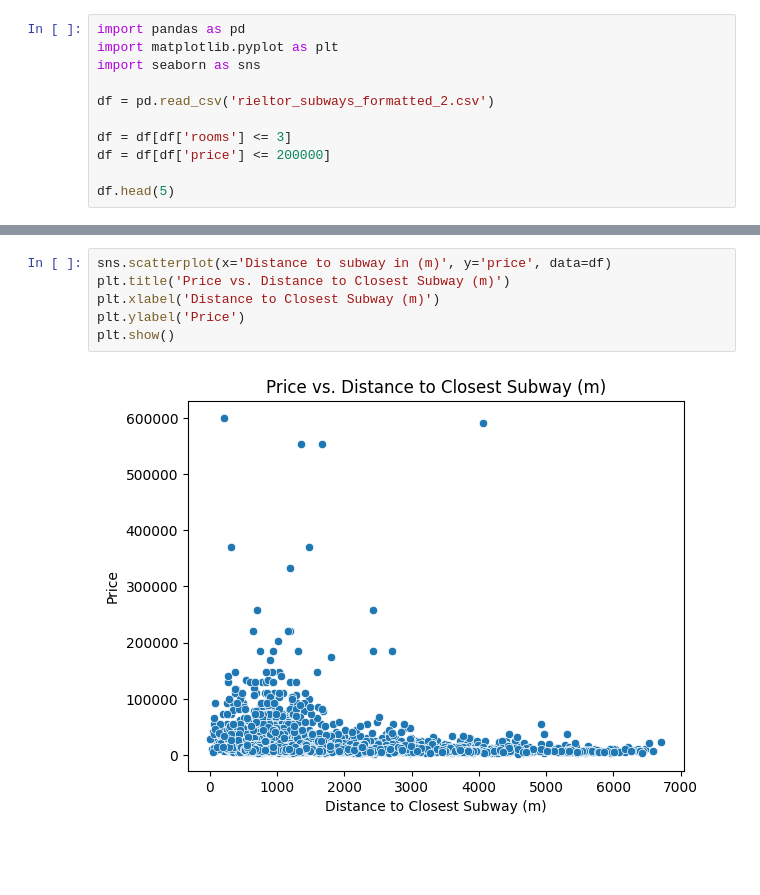
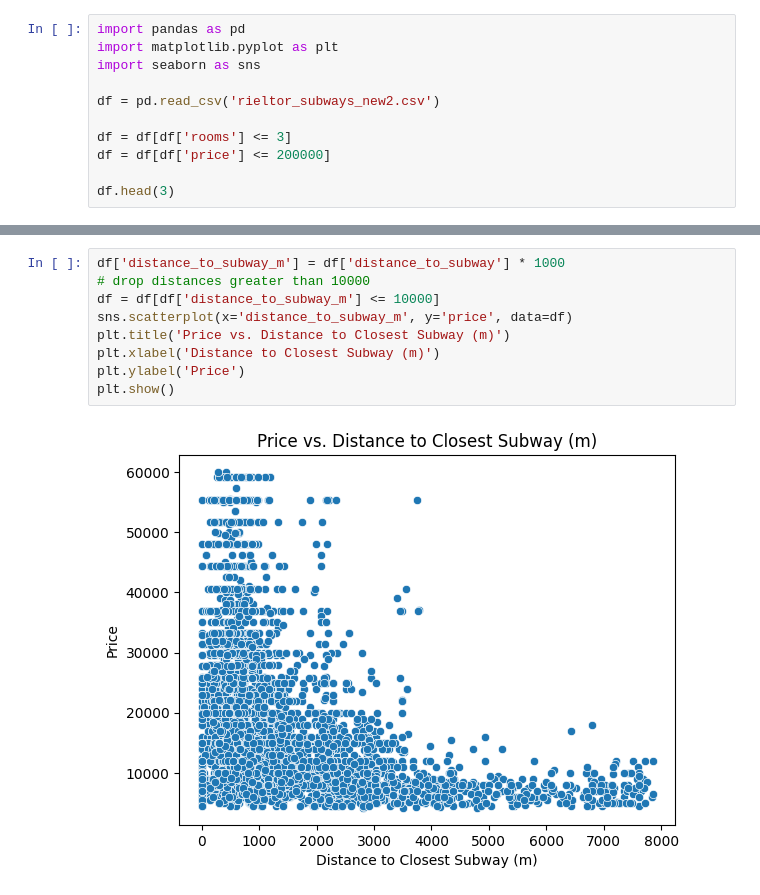
Before and after one commit to CyberCowboy404/DataScience-kyiv-flats, a Jupyter notebook: visualize.ipynb, the cells around one changed output, grey strips where cells are left out. Saved outputs shown, nothing was run; the diff lists cells and outputs as text; blank space fills up the shorter version.

Commit message:
update visualization

```diff
--- a/visualize.ipynb
+++ b/visualize.ipynb
@@ -3,10 +3,10 @@ import pandas as pd
 import matplotlib.pyplot as plt
 import seaborn as sns
 
-df = pd.read_csv('rieltor_subways_formatted_2.csv')
+df = pd.read_csv('rieltor_subways_new2.csv')
 
 df = df[df['rooms'] <= 3]
 df = df[df['price'] <= 200000]
 
-df.head(5)
+df.head(3)
 # %% [output]
@@ -74,8 +73,11 @@ plt.show()
 # %%
-sns.scatterplot(x='Distance to subway in (m)', y='price', data=df)
+df['distance_to_subway_m'] = df['distance_to_subway'] * 1000
+# drop distances greater than 10000
+df = df[df['distance_to_subway_m'] <= 10000]
+sns.scatterplot(x='distance_to_subway_m', y='price', data=df)
 plt.title('Price vs. Distance to Closest Subway (m)')
 plt.xlabel('Distance to Closest Subway (m)')
 plt.ylabel('Price')
 plt.show()
 # %% [output]
-[figure, old version]
+[figure, new version]
```
Also changed, not shown: parts of 7 cells of this notebook, 3 other files.
